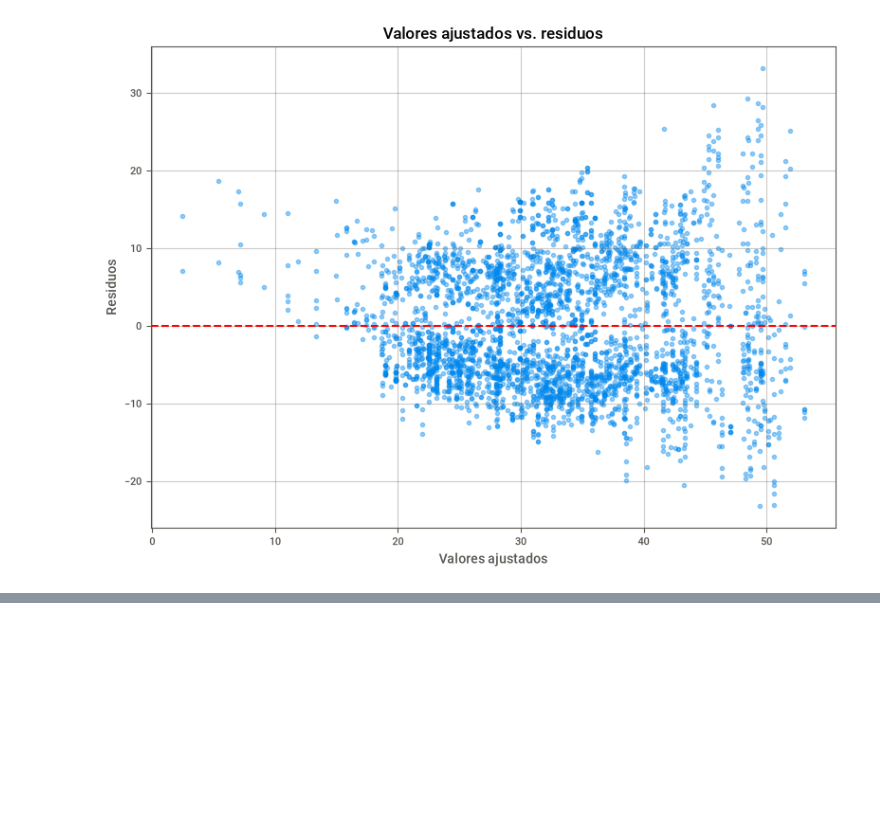
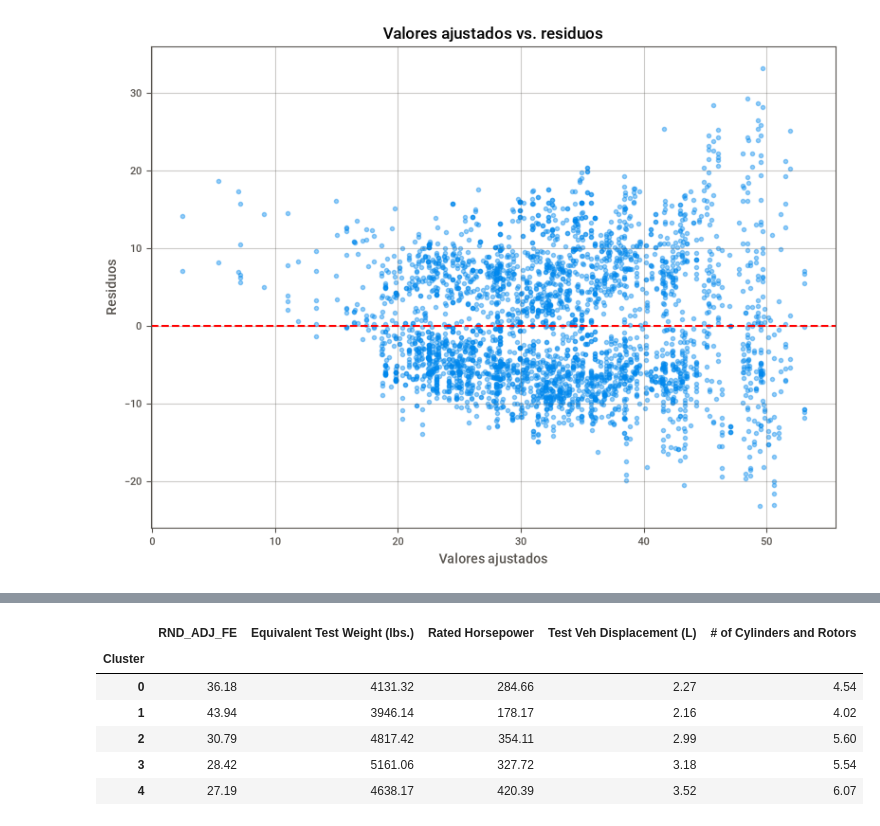
Before and after one commit to abiordorica13/TPEFUNDAMENTOS, a Jupyter notebook: Untitled-1.ipynb, the cells around one changed output, grey strips where cells are left out. Drawn from its saved outputs; the diff is of its cells as text; code cells hidden in the pictures; blank space fills up the shorter version.

```diff
--- a/Untitled-1.ipynb
+++ b/Untitled-1.ipynb
@@ -1608,0 +1725,37 @@ plt.show()
+# %%
+# Variables cuantitativas originales
+columnas_numericas = [
+    "RND_ADJ_FE",
+    "Equivalent Test Weight (lbs.)",
+    "Rated Horsepower",
+    "Test Veh Displacement (L)",
+    "# of Cylinders and Rotors"
+]
+
+resumen_clusters = (
+    datos_modelo.groupby("Cluster")[columnas_numericas].mean().round(2)
+)
+
+display(resumen_clusters)
+
+# Seleccionamos las columnas correspondientes a las categorías
+columnas_categoricas = [
+    col for col in datos_modelo.columns
+    if col.startswith("Tested Transmission Type_")
+    or col.startswith("Drive System Description_")
+]
+
+# Calculamos el porcentaje de cada categoría por cluster
+resumen_categorias = (
+    datos_modelo.groupby("Cluster")[columnas_categoricas].mean().mul(100).round(1)
+)
+
+display(resumen_categorias)
+# %% [output]
+|  | RND_ADJ_FE | Equivalent Test Weight (lbs.) | Rated Horsepower | Test Veh Displacement (L) | # of Cylinders and Rotors |
+| Cluster |  |  |  |  |  |
+| 0 | 36.18 | 4131.32 | 284.66 | 2.27 | 4.54 |
+| 1 | 43.94 | 3946.14 | 178.17 | 2.16 | 4.02 |
+| 2 | 30.79 | 4817.42 | 354.11 | 2.99 | 5.60 |
+| 3 | 28.42 | 5161.06 | 327.72 | 3.18 | 5.54 |
+| 4 | 27.19 | 4638.17 | 420.39 | 3.52 | 6.07 |
```
Also changed, not shown: parts of 8 cells of this notebook.
